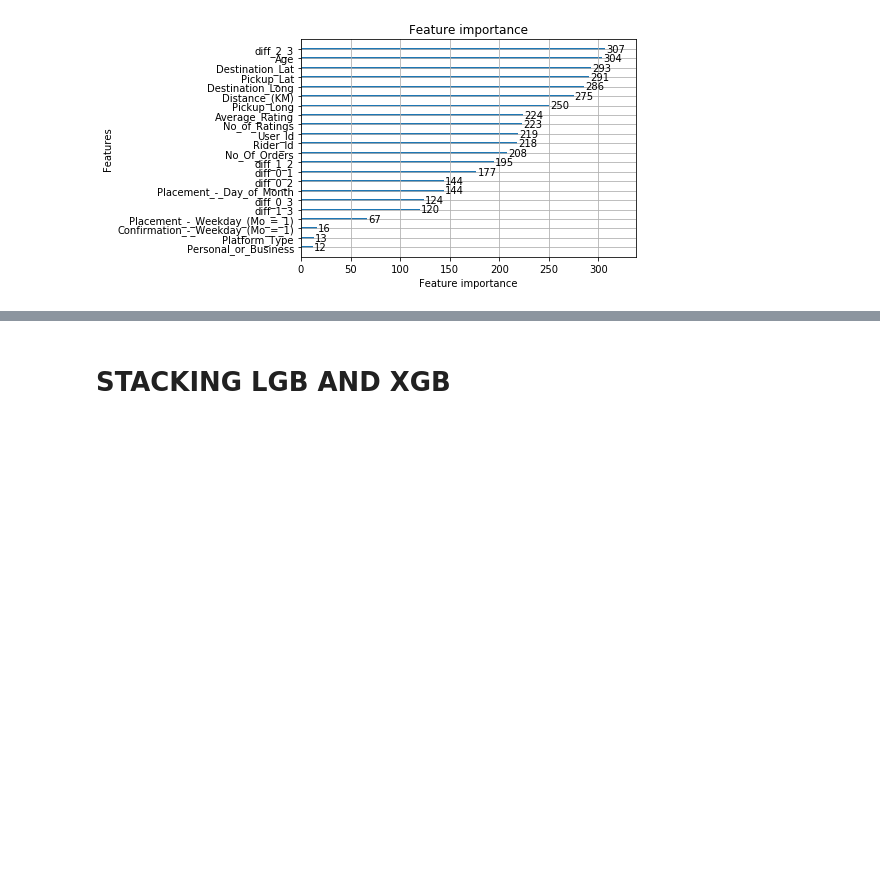
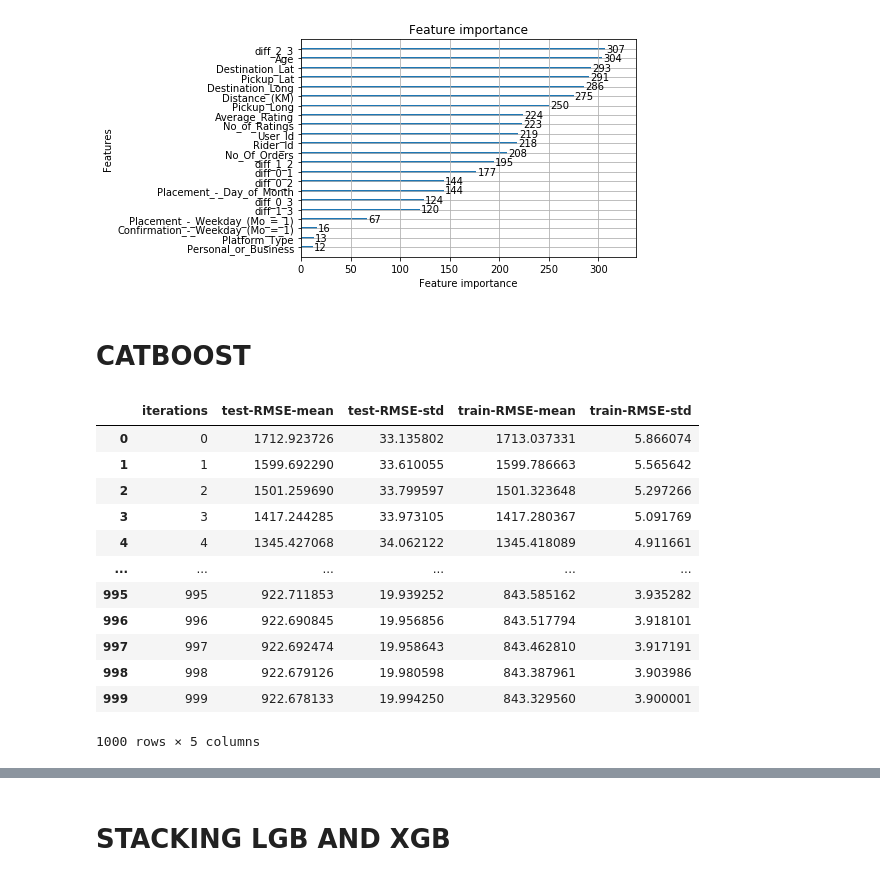
Before and after one commit to BenoCharlo/Sendy, a Jupyter notebook: notebooks/sendy_modelization.ipynb, the cells around one changed output, grey strips where cells are left out. Saved outputs shown, nothing was run; the diff lists cells and outputs as text; code cells hidden in the pictures; blank space fills up the shorter version.

```diff
--- a/notebooks/sendy_modelization.ipynb
+++ b/notebooks/sendy_modelization.ipynb
@@ -272,3 +278,5 @@ lgb_submission = submission
 lgb_submission["Time from Pickup to Arrival"].loc[3:] = np.round(lgb_pred[3:])
 # %%
 lgb_submission.to_csv("../submissions/Lgbm_Le_added_riders_var.csv", index=False)
+# %% [markdown]
+# **CATBOOST**
@@ -274,0 +291,16 @@ lgb_submission.to_csv("../submissions/Lgbm_Le_added_riders_var.csv", index=False
+# %%
+cv_rmse_catboost#.head()
+# %% [output]
+|  | iterations | test-RMSE-mean | test-RMSE-std | train-RMSE-mean | train-RMSE-std |
+| 0 | 0 | 1712.923726 | 33.135802 | 1713.037331 | 5.866074 |
+| 1 | 1 | 1599.692290 | 33.610055 | 1599.786663 | 5.565642 |
+| 2 | 2 | 1501.259690 | 33.799597 | 1501.323648 | 5.297266 |
+| 3 | 3 | 1417.244285 | 33.973105 | 1417.280367 | 5.091769 |
+| 4 | 4 | 1345.427068 | 34.062122 | 1345.418089 | 4.911661 |
+| ... | ... | ... | ... | ... | ... |
+| 995 | 995 | 922.711853 | 19.939252 | 843.585162 | 3.935282 |
+| 996 | 996 | 922.690845 | 19.956856 | 843.517794 | 3.918101 |
+| 997 | 997 | 922.692474 | 19.958643 | 843.462810 | 3.917191 |
+| 998 | 998 | 922.679126 | 19.980598 | 843.387961 | 3.903986 |
+| 999 | 999 | 922.678133 | 19.994250 | 843.329560 | 3.900001 |
+1000 rows × 5 columns
```
Also changed, not shown: parts of 11 cells of this notebook, 19 other files.
